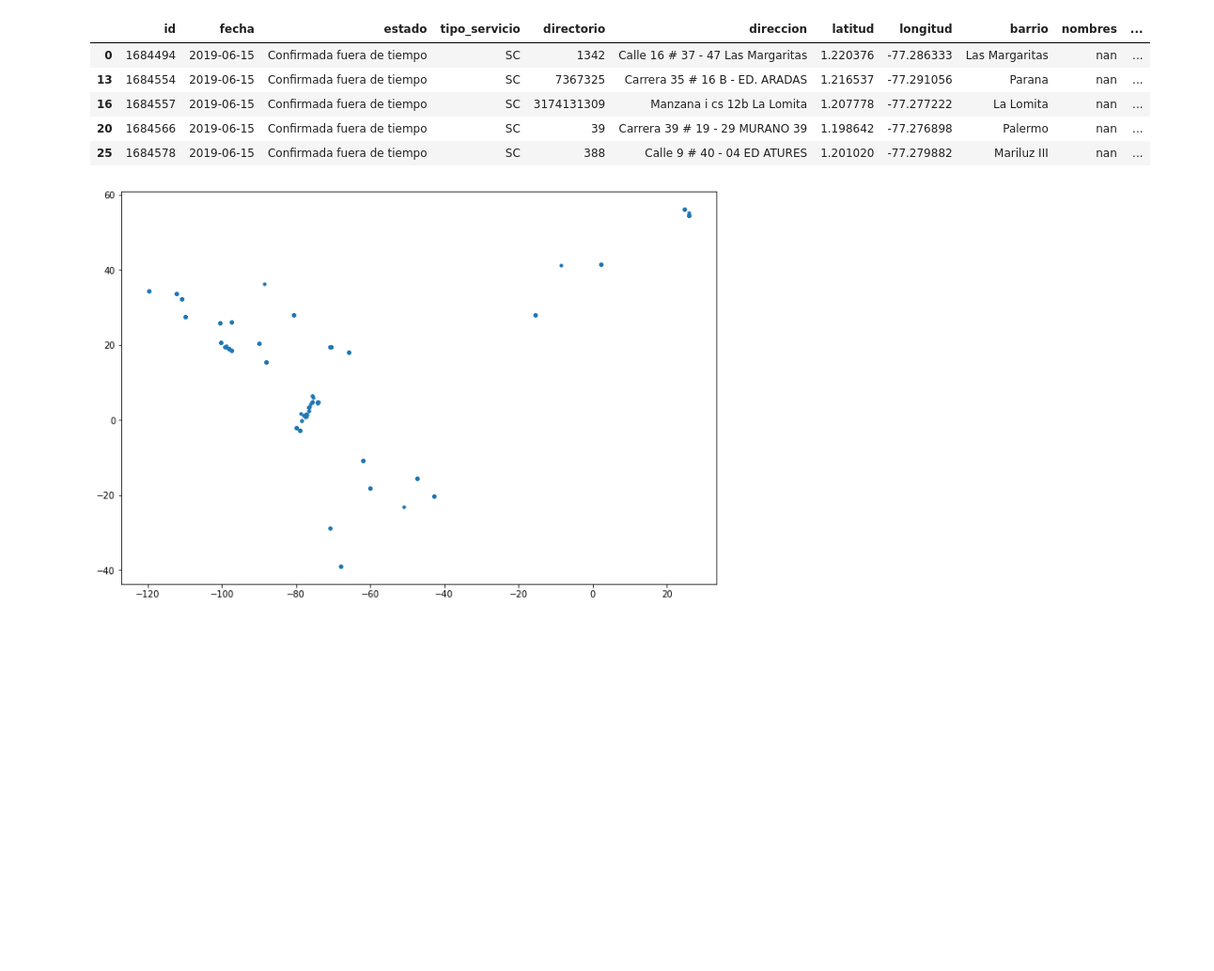
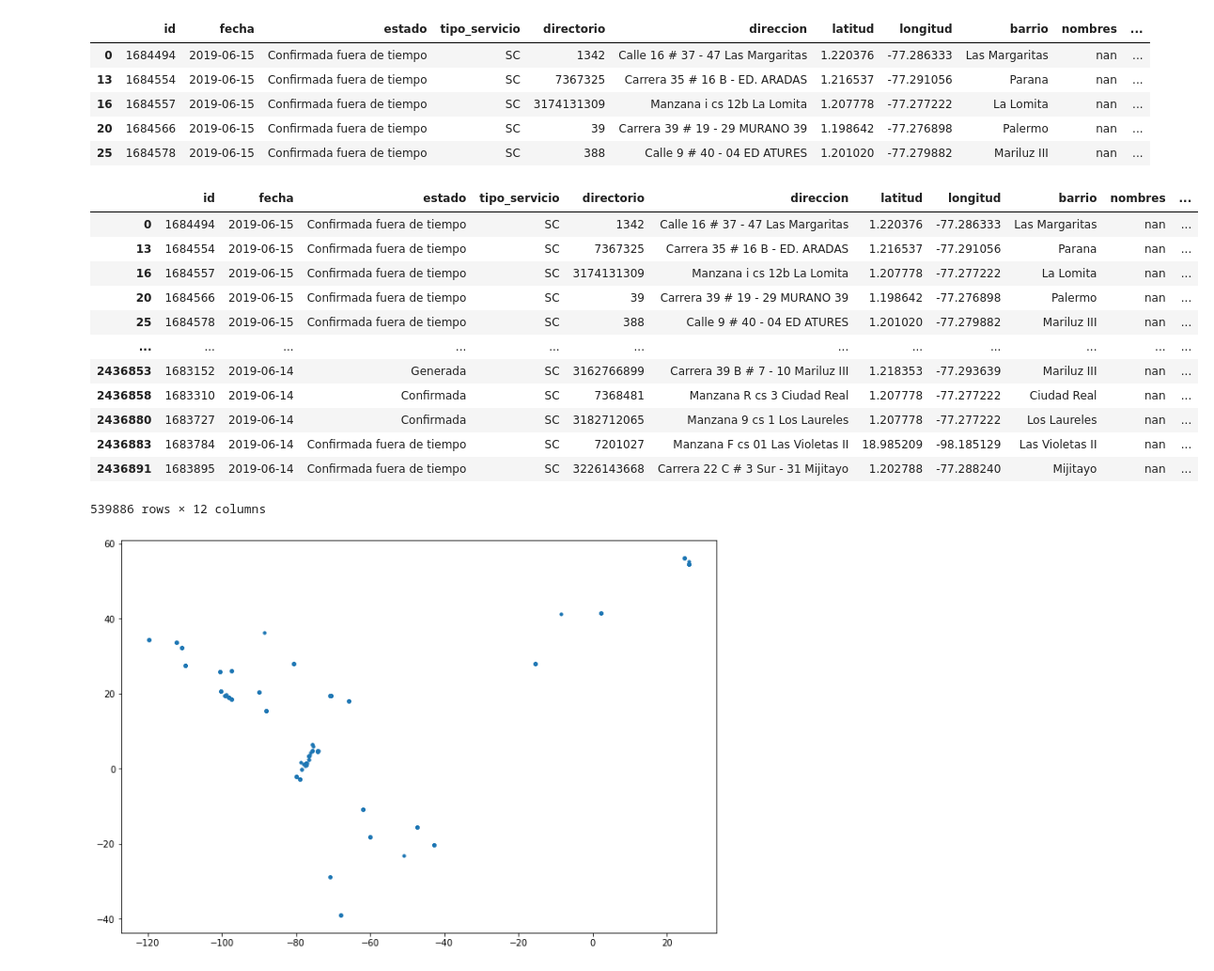
Before and after one commit to jjpizarro/datascience, a Jupyter notebook: EDA-project-ds4a.ipynb, the cells around one changed output. Shown at 94% size. Drawn from its saved outputs; the diff is of its cells as text; code cells hidden in the pictures; blank space fills up the shorter version.

```diff
--- a/EDA-project-ds4a.ipynb
+++ b/EDA-project-ds4a.ipynb
@@ -228,13 +194,13 @@ we will change the data types in the following way:
 *   nombres to string
 *   genero to categorical
 # %%
-df['fecha'] = pd.to_datetime(df['fecha'])
-df['estado'] = df['estado'].astype('category')
-df['tipo_servicio'] = df['tipo_servicio'].astype('category')
-df['directorio'] = df['directorio'].astype('str')
-df['latitud'] = df['latitud'].astype('float64')
-df['longitud'] = df['longitud'].astype('float64')
-df['barrio'] = df['barrio'].astype('str')
-df['nombres'] = df['nombres'].astype('str')
-df['genero'] = df['genero'].astype('category')
+df_taxisrcp['fecha'] = pd.to_datetime(df['fecha'])
+df_taxisrcp['estado'] = df_taxisrcp['estado'].astype('category')
+df_taxisrcp['tipo_servicio'] = df_taxisrcp['tipo_servicio'].astype('category')
+df_taxisrcp['directorio'] = df_taxisrcp['directorio'].astype('str')
+df_taxisrcp['latitud'] = df_taxisrcp['latitud'].astype('float64')
+df_taxisrcp['longitud'] = df_taxisrcp['longitud'].astype('float64')
+df_taxisrcp['barrio'] = df_taxisrcp['barrio'].astype('str')
+df_taxisrcp['nombres'] = df_taxisrcp['nombres'].astype('str')
+df_taxisrcp['genero'] = df_taxisrcp['genero'].astype('category')
 # %%
@@ -298,5 +268,5 @@ No duplicated entries found
 # %% [markdown]
 Drop rows with direccion values null
 # %%
-df.dropna(subset=['direccion'],inplace=True)
+#df_taxisrcp.dropna(subset=['direccion'],inplace=True)
 # %%
@@ -319,7 +289,7 @@ df.shape
 # %% [output]
 (2434851, 11)
 # %%
-df_latlon = df.dropna(subset=['latitud','longitud'])
+df_latlon = df_taxisrcp.dropna(subset=['latitud','longitud'])
 # %%
 df_latlon.isna().sum()
 # %% [output]
@@ -359,6 +329,22 @@ taxi_gdf.head()
 | 16 | 1684557 | 2019-06-15 | Confirmada fuera de tiempo | SC | 3174131309 | Manzana i cs 12b La Lomita | 1.207778 | -77.277222 | La Lomita | nan | ... |
 | 20 | 1684566 | 2019-06-15 | Confirmada fuera de tiempo | SC | 39 | Carrera 39 # 19 - 29 MURANO 39 | 1.198642 | -77.276898 | Palermo | nan | ... |
 | 25 | 1684578 | 2019-06-15 | Confirmada fuera de tiempo | SC | 388 | Calle 9 # 40 - 04 ED ATURES | 1.201020 | -77.279882 | Mariluz III | nan | ... |
+# %%
+taxi_gdf[taxi_gdf.barrio.notnull()]
+# %% [output]
+|  | id | fecha | estado | tipo_servicio | directorio | direccion | latitud | longitud | barrio | nombres | ... |
+| 0 | 1684494 | 2019-06-15 | Confirmada fuera de tiempo | SC | 1342 | Calle 16 # 37 - 47 Las Margaritas | 1.220376 | -77.286333 | Las Margaritas | nan | ... |
+| 13 | 1684554 | 2019-06-15 | Confirmada fuera de tiempo | SC | 7367325 | Carrera 35 # 16 B - ED. ARADAS | 1.216537 | -77.291056 | Parana | nan | ... |
+| 16 | 1684557 | 2019-06-15 | Confirmada fuera de tiempo | SC | 3174131309 | Manzana i cs 12b La Lomita | 1.207778 | -77.277222 | La Lomita | nan | ... |
+| 20 | 1684566 | 2019-06-15 | Confirmada fuera de tiempo | SC | 39 | Carrera 39 # 19 - 29 MURANO 39 | 1.198642 | -77.276898 | Palermo | nan | ... |
+| 25 | 1684578 | 2019-06-15 | Confirmada fuera de tiempo | SC | 388 | Calle 9 # 40 - 04 ED ATURES | 1.201020 | -77.279882 | Mariluz III | nan | ... |
+| ... | ... | ... | ... | ... | ... | ... | ... | ... | ... | ... | ... |
+| 2436853 | 1683152 | 2019-06-14 | Generada | SC | 3162766899 | Carrera 39 B # 7 - 10 Mariluz III | 1.218353 | -77.293639 | Mariluz III | nan | ... |
+| 2436858 | 1683310 | 2019-06-14 | Confirmada | SC | 7368481 | Manzana R cs 3 Ciudad Real | 1.207778 | -77.277222 | Ciudad Real | nan | ... |
+| 2436880 | 1683727 | 2019-06-14 | Confirmada | SC | 3182712065 | Manzana 9 cs 1 Los Laureles | 1.207778 | -77.277222 | Los Laureles | nan | ... |
+| 2436883 | 1683784 | 2019-06-14 | Confirmada fuera de tiempo | SC | 7201027 | Manzana F cs 01 Las Violetas II | 18.985209 | -98.185129 | Las Violetas II | nan | ... |
+| 2436891 | 1683895 | 2019-06-14 | Confirmada fuera de tiempo | SC | 3226143668 | Carrera 22 C # 3 Sur - 31 Mijitayo | 1.202788 | -77.288240 | Mijitayo | nan | ... |
+539886 rows × 12 columns
 # %%
 fig, ax = plt.subplots(figsize=(12,10))
 taxi_gdf.plot(markersize=10, ax=ax);
```
Also changed, not shown: parts of 27 cells of this notebook.
